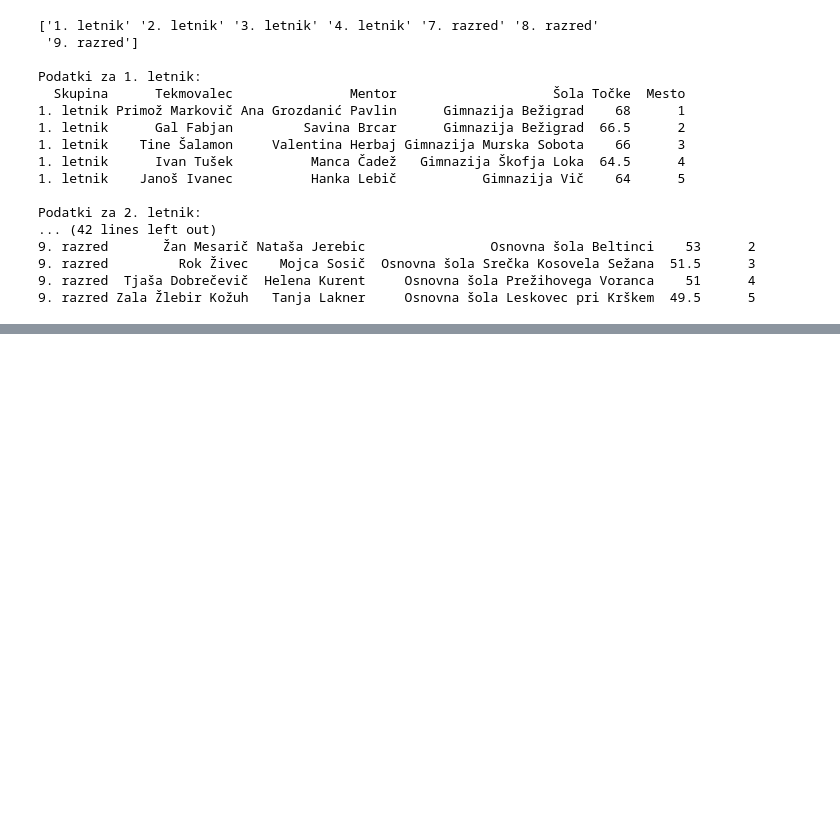
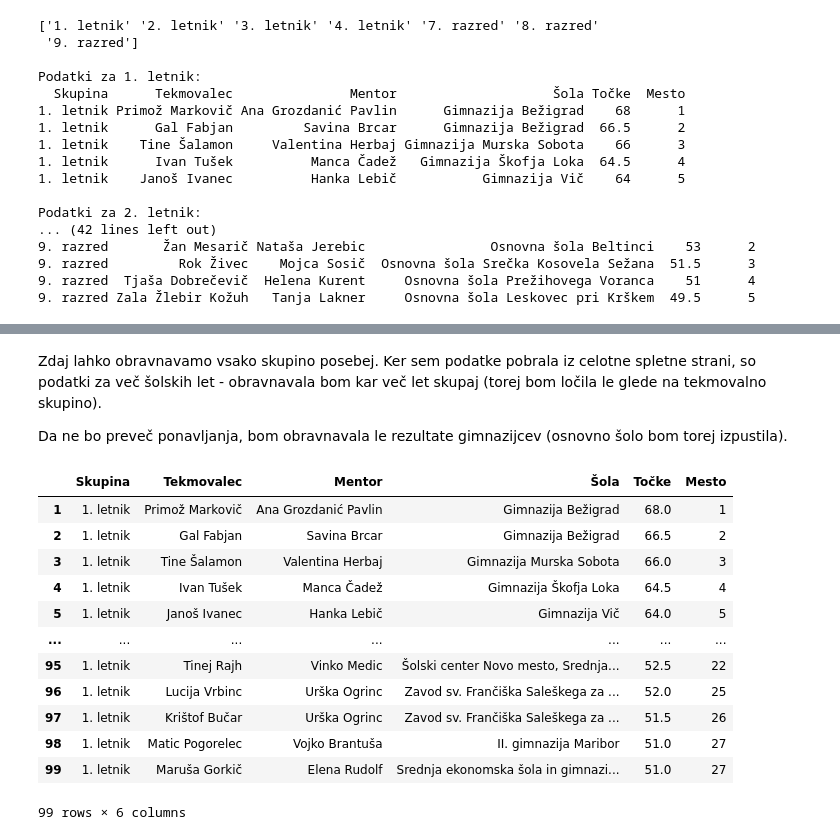
Before and after one commit to zalastarc/projektna_UVP, a Jupyter notebook: analiza.ipynb, the cells around one changed output, grey strips where cells are left out. Saved outputs shown, nothing was run; the diff lists cells and outputs as text; code cells hidden in the pictures; blank space fills up the shorter version.

```diff
--- a/analiza.ipynb
+++ b/analiza.ipynb
@@ -60,0 +75,22 @@ Podatki za 2. letnik:
+# %% [markdown]
+Zdaj lahko obravnavamo vsako skupino posebej. Ker sem podatke pobrala iz celotne spletne strani, so podatki za več šolskih let - obravnavala bom kar več let skupaj (torej bom ločila le glede na tekmovalno skupino).
+
+Da ne bo preveč ponavljanja, bom obravnavala le rezultate gimnazijcev (osnovno šolo bom torej izpustila).
+# %%
+rezultati_1_letnik = pd.read_csv('podatki_1_letnik.csv')
+rezultati_1_letnik.index = rezultati_1_letnik.index + 1
+rezultati_1_letnik
+# %% [output]
+|  | Skupina | Tekmovalec | Mentor | Šola | Točke | Mesto |
+| 1 | 1. letnik | Primož Markovič | Ana Grozdanić Pavlin | Gimnazija Bežigrad | 68.0 | 1 |
+| 2 | 1. letnik | Gal Fabjan | Savina Brcar | Gimnazija Bežigrad | 66.5 | 2 |
+| 3 | 1. letnik | Tine Šalamon | Valentina Herbaj | Gimnazija Murska Sobota | 66.0 | 3 |
+| 4 | 1. letnik | Ivan Tušek | Manca Čadež | Gimnazija Škofja Loka | 64.5 | 4 |
+| 5 | 1. letnik | Janoš Ivanec | Hanka Lebič | Gimnazija Vič | 64.0 | 5 |
+| ... | ... | ... | ... | ... | ... | ... |
+| 95 | 1. letnik | Tinej Rajh | Vinko Medic | Šolski center Novo mesto, Srednja... | 52.5 | 22 |
+| 96 | 1. letnik | Lucija Vrbinc | Urška Ogrinc | Zavod sv. Frančiška Saleškega za ... | 52.0 | 25 |
+| 97 | 1. letnik | Krištof Bučar | Urška Ogrinc | Zavod sv. Frančiška Saleškega za ... | 51.5 | 26 |
+| 98 | 1. letnik | Matic Pogorelec | Vojko Brantuša | II. gimnazija Maribor | 51.0 | 27 |
+| 99 | 1. letnik | Maruša Gorkič | Elena Rudolf | Srednja ekonomska šola in gimnazi... | 51.0 | 27 |
+99 rows × 6 columns
```
Also changed, not shown: parts of 33 cells of this notebook.
